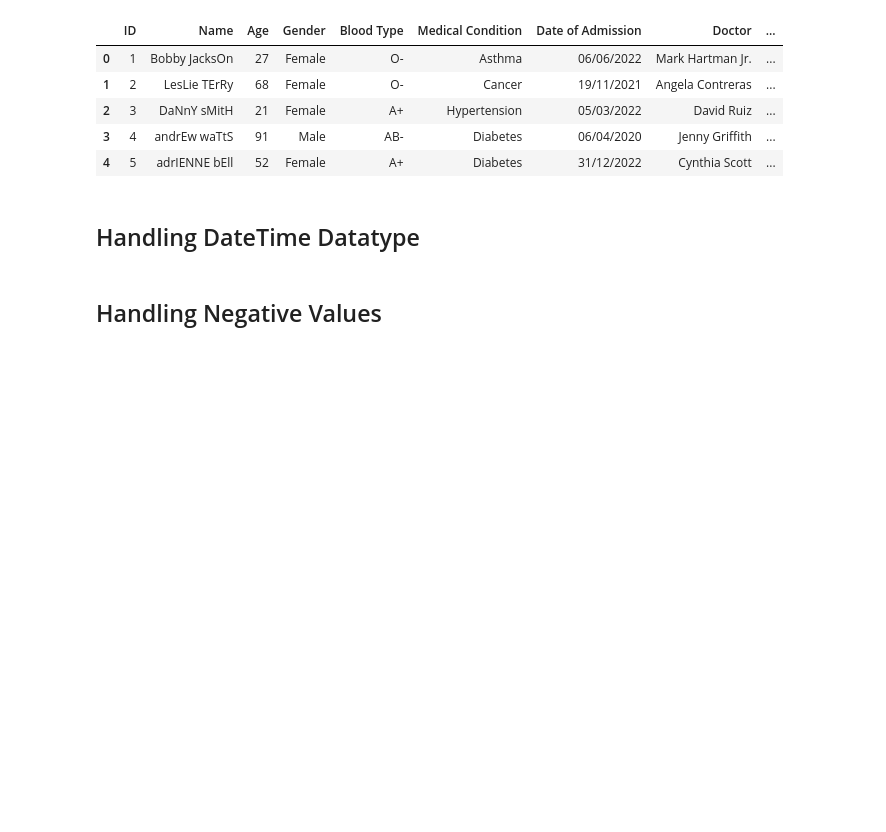
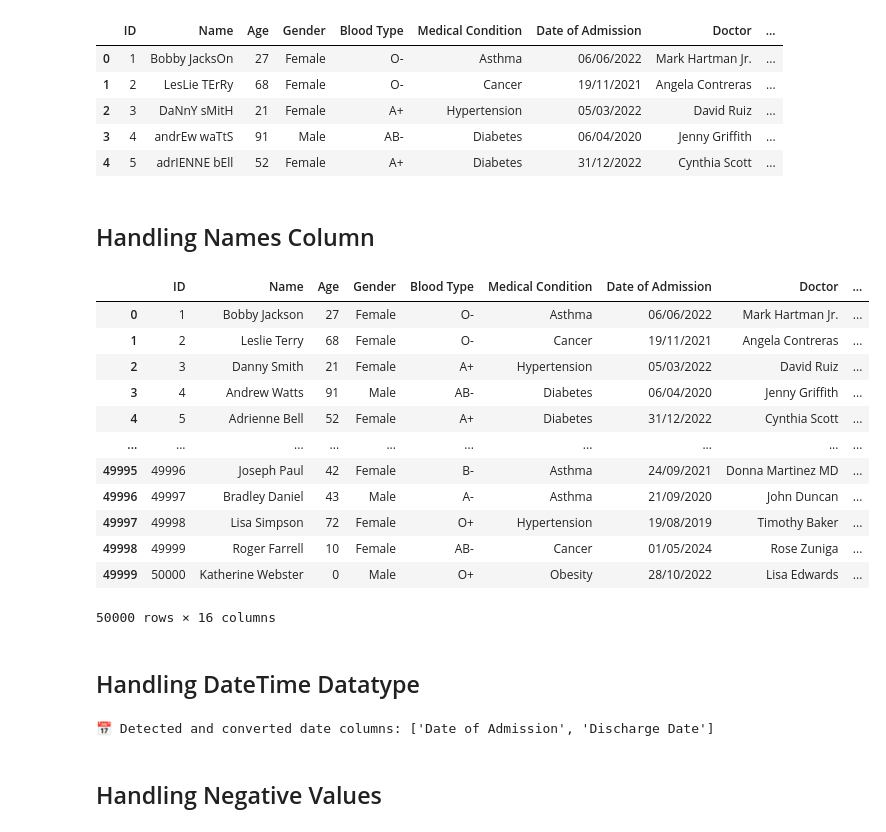
Before and after one commit to AlaaWaleedd/Healthcare_test_results_classification-, a Jupyter notebook: notebooks/data_preprocessing/preprocessing.ipynb, the cells around one changed output. Drawn from its saved outputs; the diff is of its cells as text; code cells hidden in the pictures; blank space fills up the shorter version.

```diff
--- a/notebooks/data_preprocessing/preprocessing.ipynb
+++ b/notebooks/data_preprocessing/preprocessing.ipynb
@@ -65,6 +69,63 @@ train_df.head()
 | 2 | 3 | DaNnY sMitH | 21 | Female | A+ | Hypertension | 05/03/2022 | David Ruiz | ... |
 | 3 | 4 | andrEw waTtS | 91 | Male | AB- | Diabetes | 06/04/2020 | Jenny Griffith | ... |
 | 4 | 5 | adrIENNE bEll | 52 | Female | A+ | Diabetes | 31/12/2022 | Cynthia Scott | ... |
+# %% [markdown]
+<h2 id="handled-names">Handling Names Column</h2>
+# %%
+import re
+import pandas as pd
+
+def cleaned_names(df, name_column):
+    """
+    Clean messy names in a dataset column.
+
+    Args:
+        df: pandas DataFrame
+        name_column: string, name of the column containing messy names
+
+    Returns:
+        DataFrame with cleaned names in the same column
+    """
+    for i in range(len(df)):
+        text = df.iloc[i][name_column]
+
+        if pd.isna(text) or not str(text).strip():
+            df.iloc[i, df.columns.get_loc(name_column)] = ""
+            continue
+
+        text = str(text).strip()
+        text = re.sub(r'\s+', ' ', text)  # Remove extra spaces
+
+        parts = []
+        for part in text.lower().split():
+            if '-' in part:
+                parts.append('-'.join(p.capitalize() for p in part.split('-')))
+            elif "'" in part and len(part.split("'")) == 2:
+                p1, p2 = part.split("'")
+                parts.append(p1.upper() + "'" + p2.capitalize())
+            else:
+                parts.append(part.capitalize())
+
+        df.iloc[i, df.columns.get_loc(name_column)] = ' '.join(parts)
+
+    return df
+
+# cleaned_df = cleaned_names(train_df, 'Name')
+# cleaned_df
+# %% [output]
+|  | ID | Name | Age | Gender | Blood Type | Medical Condition | Date of Admission | Doctor | ... |
+| 0 | 1 | Bobby Jackson | 27 | Female | O- | Asthma | 06/06/2022 | Mark Hartman Jr. | ... |
+| 1 | 2 | Leslie Terry | 68 | Female | O- | Cancer | 19/11/2021 | Angela Contreras | ... |
+| 2 | 3 | Danny Smith | 21 | Female | A+ | Hypertension | 05/03/2022 | David Ruiz | ... |
+| 3 | 4 | Andrew Watts | 91 | Male | AB- | Diabetes | 06/04/2020 | Jenny Griffith | ... |
+| 4 | 5 | Adrienne Bell | 52 | Female | A+ | Diabetes | 31/12/2022 | Cynthia Scott | ... |
+| ... | ... | ... | ... | ... | ... | ... | ... | ... | ... |
+| 49995 | 49996 | Joseph Paul | 42 | Female | B- | Asthma | 24/09/2021 | Donna Martinez MD | ... |
+| 49996 | 49997 | Bradley Daniel | 43 | Male | A- | Asthma | 21/09/2020 | John Duncan | ... |
+| 49997 | 49998 | Lisa Simpson | 72 | Female | O+ | Hypertension | 19/08/2019 | Timothy Baker | ... |
+| 49998 | 49999 | Roger Farrell | 10 | Female | AB- | Cancer | 01/05/2024 | Rose Zuniga | ... |
+| 49999 | 50000 | Katherine Webster | 0 | Male | O+ | Obesity | 28/10/2022 | Lisa Edwards | ... |
+50000 rows × 16 columns
 # %% [markdown]
 <h2 id="date-time">Handling DateTime Datatype</h2>
 # %%
@@ -93,9 +154,11 @@ def handle_date_features(df):
 
 
 
-# fixed_datatypes=handle_date_features(train_df)
+fixed_datatypes=handle_date_features(train_df)
 # preprocessor.save_processed_df(fixed_datatypes,"processed_train_data.csv",output_dir="data/processed")
 # fixed_datatypes.head()
+# %% [output]
+📅 Detected and converted date columns: ['Date of Admission', 'Discharge Date']
 # %% [markdown]
 <h2 id="negative-values">Handling Negative Values</h2>
 # %%
```
Also changed, not shown: parts of 7 cells of this notebook, 1 other file.
